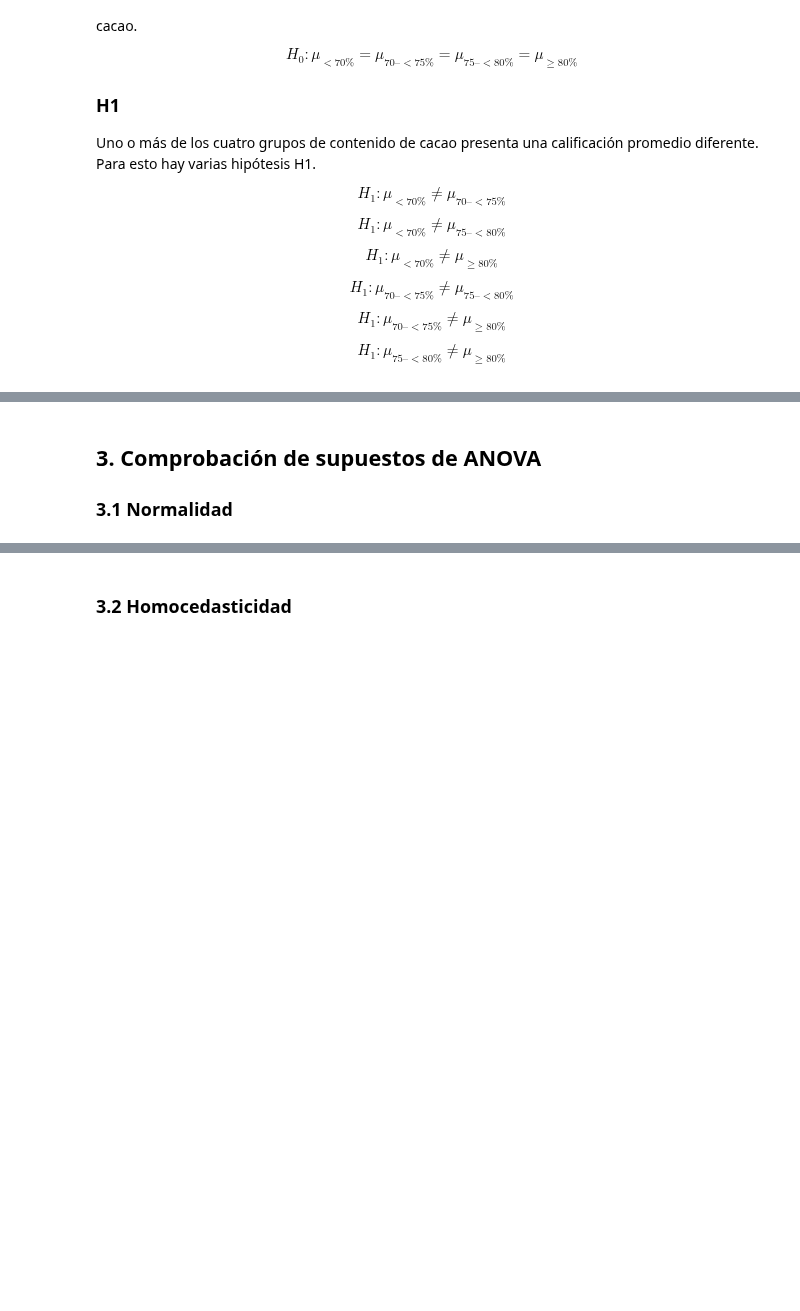
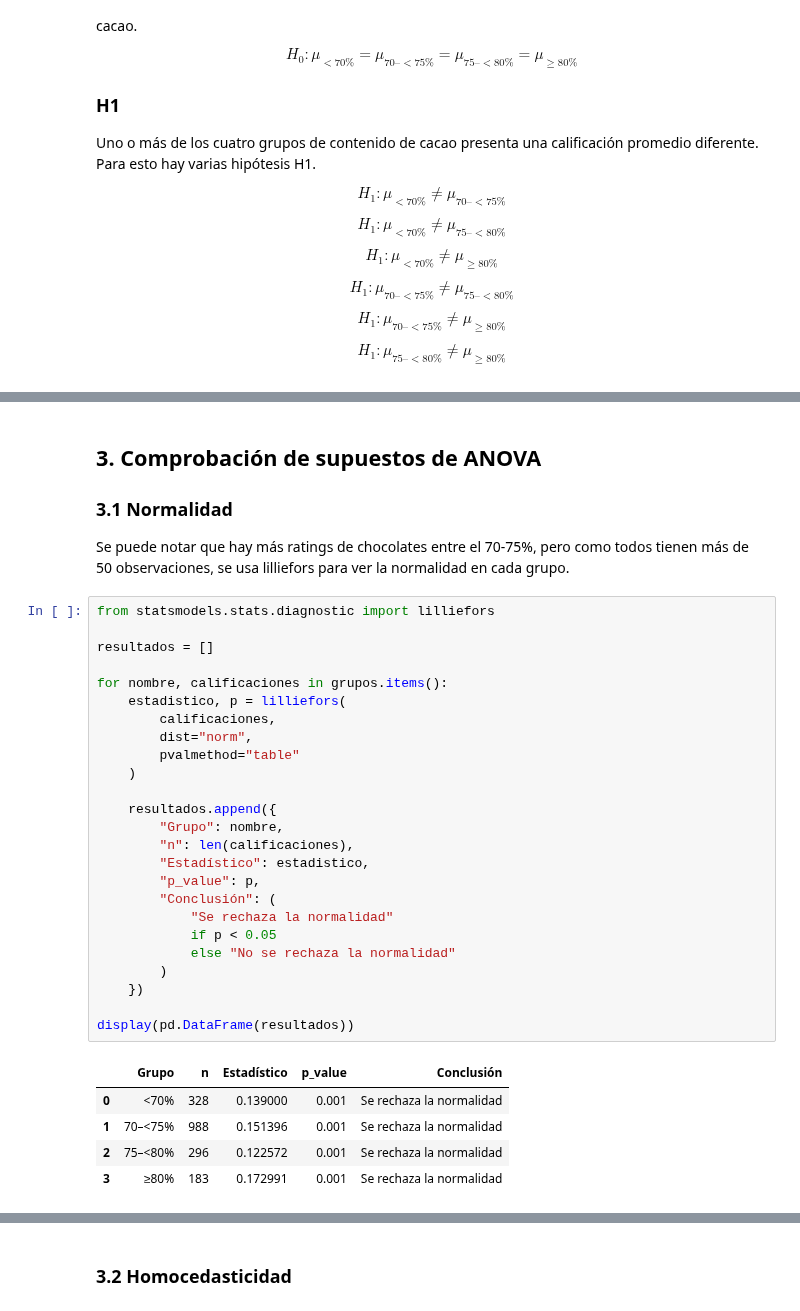
Before and after one commit to cerillo2808/Experimentos_TempName, a Jupyter notebook: AC6-ANOVA/AC6-ANOVA.ipynb, the cells around one changed output, grey strips where cells are left out. Cells and saved outputs as stored; diff of their text form; blank space fills up the shorter version.

```diff
--- a/AC6-ANOVA/AC6-ANOVA.ipynb
+++ b/AC6-ANOVA/AC6-ANOVA.ipynb
@@ -88,4 +131,37 @@ $$
 # %% [markdown]
+
 ## 3. Comprobación de supuestos de ANOVA
 
 ### 3.1 Normalidad
+Se puede notar que hay más ratings de chocolates entre el 70-75%, pero como todos tienen más de 50 observaciones, se usa lilliefors para ver la normalidad en cada grupo.
+# %%
+from statsmodels.stats.diagnostic import lilliefors
+
+resultados = []
+
+for nombre, calificaciones in grupos.items():
+    estadistico, p = lilliefors(
+        calificaciones,
+        dist="norm",
+        pvalmethod="table"
+    )
+
+    resultados.append({
+        "Grupo": nombre,
+        "n": len(calificaciones),
+        "Estadístico": estadistico,
+        "p_value": p,
+        "Conclusión": (
+            "Se rechaza la normalidad"
+            if p < 0.05
+            else "No se rechaza la normalidad"
+        )
+    })
+
+display(pd.DataFrame(resultados))
+# %% [output]
+|  | Grupo | n | Estadístico | p_value | Conclusión |
+| 0 | <70% | 328 | 0.139000 | 0.001 | Se rechaza la normalidad |
+| 1 | 70–<75% | 988 | 0.151396 | 0.001 | Se rechaza la normalidad |
+| 2 | 75–<80% | 296 | 0.122572 | 0.001 | Se rechaza la normalidad |
+| 3 | ≥80% | 183 | 0.172991 | 0.001 | Se rechaza la normalidad |
```
Also changed, not shown: parts of 4 cells of this notebook.
